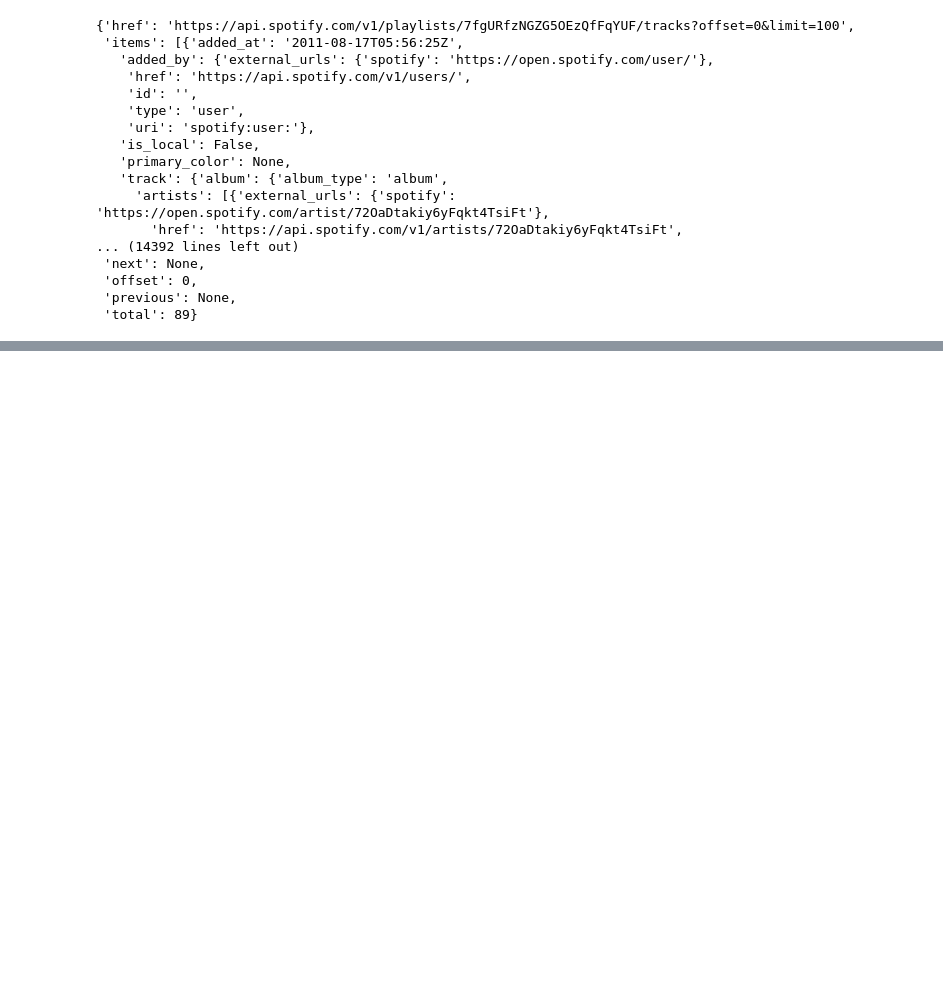
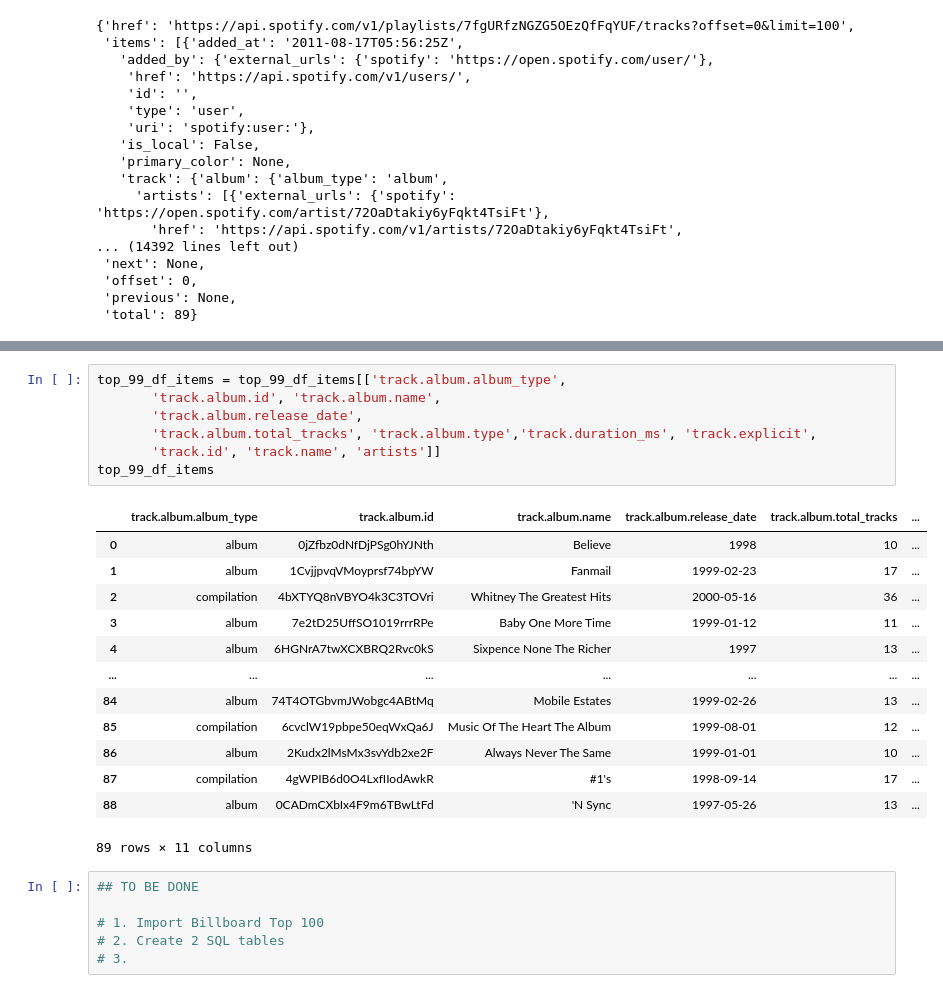
Before and after one commit to ybriyoon/ETL_Processing, a Jupyter notebook: ETL_Project.ipynb, the cells around one changed output, grey strips where cells are left out. Drawn from its saved outputs; the diff is of its cells as text; blank space fills up the shorter version.

```diff
--- a/ETL_Project.ipynb
+++ b/ETL_Project.ipynb
@@ -66,0 +124,27 @@ ValueError: Invalid file path or buffer object type: <class 'dict'>
+# %%
+top_99_df_items = top_99_df_items[['track.album.album_type',
+       'track.album.id', 'track.album.name',
+       'track.album.release_date',
+       'track.album.total_tracks', 'track.album.type','track.duration_ms', 'track.explicit',
+       'track.id', 'track.name', 'artists']]
+top_99_df_items
+# %% [output]
+|  | track.album.album_type | track.album.id | track.album.name | track.album.release_date | track.album.total_tracks | ... |
+| 0 | album | 0jZfbz0dNfDjPSg0hYJNth | Believe | 1998 | 10 | ... |
+| 1 | album | 1CvjjpvqVMoyprsf74bpYW | Fanmail | 1999-02-23 | 17 | ... |
+| 2 | compilation | 4bXTYQ8nVBYO4k3C3TOVri | Whitney The Greatest Hits | 2000-05-16 | 36 | ... |
+| 3 | album | 7e2tD25UffSO1019rrrRPe | Baby One More Time | 1999-01-12 | 11 | ... |
+| 4 | album | 6HGNrA7twXCXBRQ2Rvc0kS | Sixpence None The Richer | 1997 | 13 | ... |
+| ... | ... | ... | ... | ... | ... | ... |
+| 84 | album | 74T4OTGbvmJWobgc4ABtMq | Mobile Estates | 1999-02-26 | 13 | ... |
+| 85 | compilation | 6cvclW19pbpe50eqWxQa6J | Music Of The Heart The Album | 1999-08-01 | 12 | ... |
+| 86 | album | 2Kudx2lMsMx3svYdb2xe2F | Always Never The Same | 1999-01-01 | 10 | ... |
+| 87 | compilation | 4gWPIB6d0O4LxfIIodAwkR | #1's | 1998-09-14 | 17 | ... |
+| 88 | album | 0CADmCXbIx4F9m6TBwLtFd | 'N Sync | 1997-05-26 | 13 | ... |
+89 rows × 11 columns
+# %%
+## TO BE DONE
+
+# 1. Import Billboard Top 100
+# 2. Create 2 SQL tables
+# 3.
```
Also changed, not shown: parts of 11 cells of this notebook.
